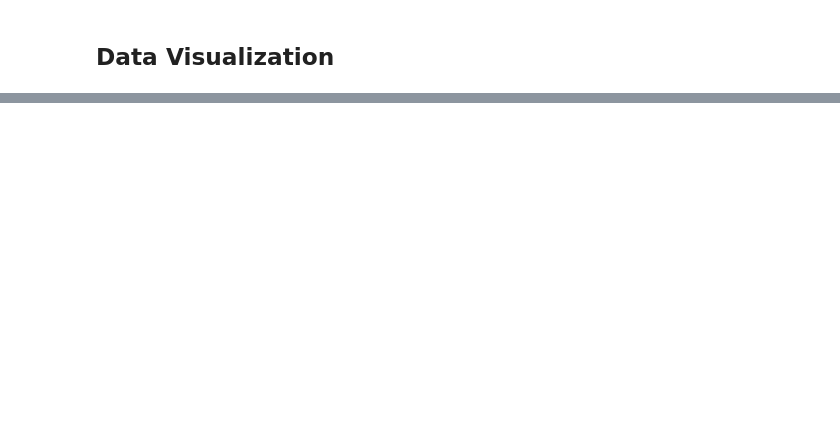
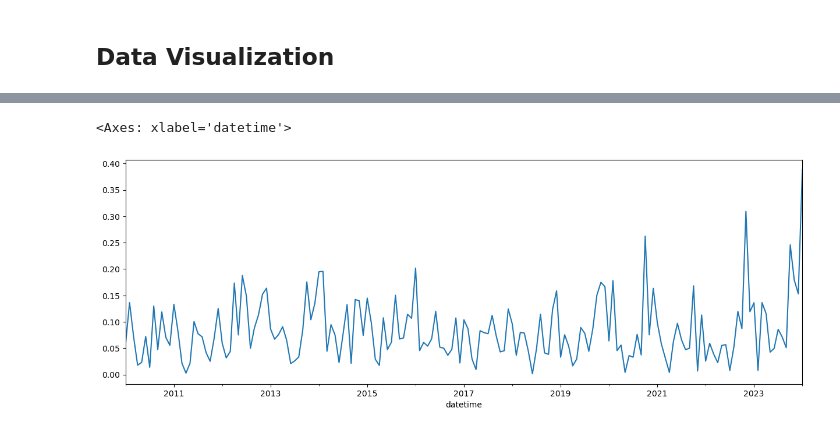
Before and after one commit to aa01753039/AI-WindForecast-Colchester, a Jupyter notebook: data_exploration.ipynb, the cells around one changed output, grey strips where cells are left out. Drawn from its saved outputs; the diff is of its cells as text; code cells hidden in the pictures; blank space fills up the shorter version.

```diff
--- a/data_exploration.ipynb
+++ b/data_exploration.ipynb
@@ -480,0 +489,6 @@ KeyboardInterrupt:
+# %%
+# plot the average precipitation by month and show months on x axis
+brighton_df.resample('M').mean()['precip'].plot(figsize=(15, 5))
+# %% [output]
+<Axes: xlabel='datetime'>
+[figure, added]
```
Also changed, not shown: parts of 7 cells of this notebook.
